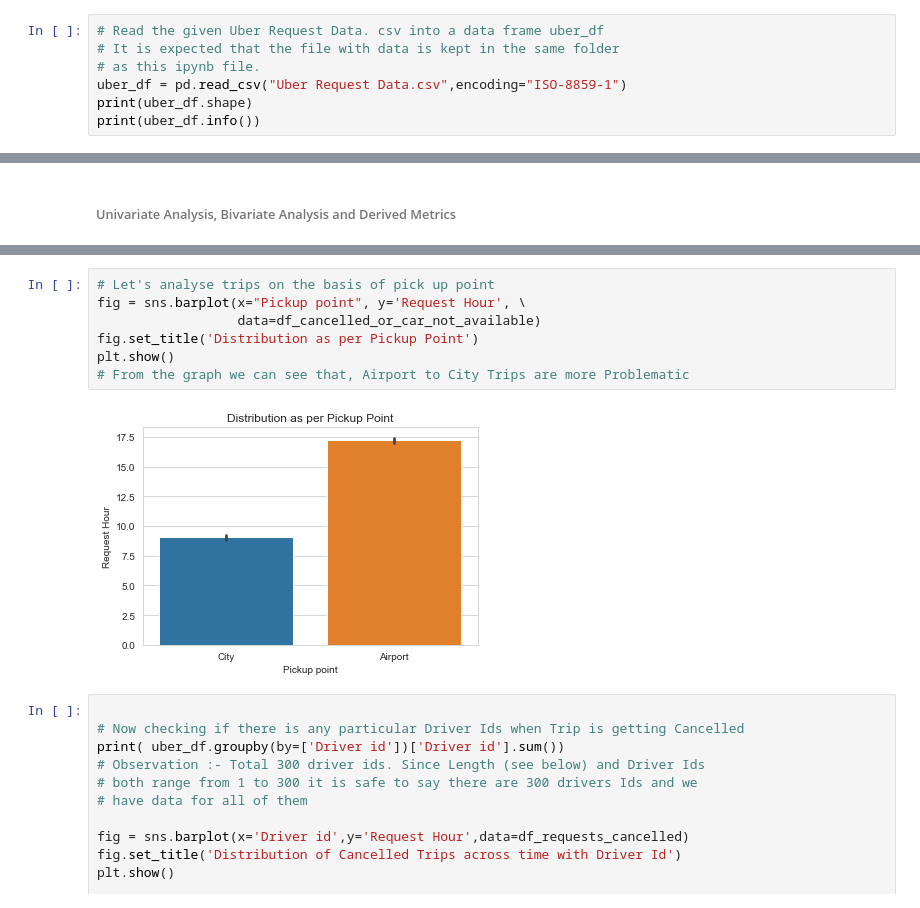
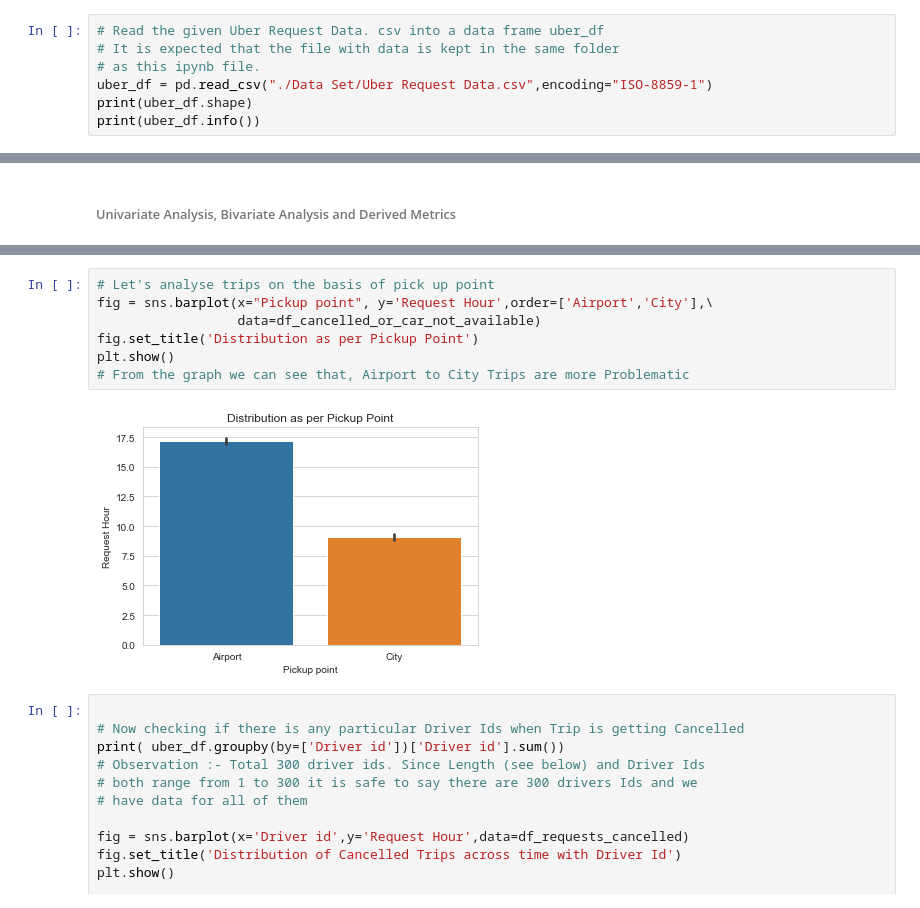
Before and after one commit to karandeepmalik/Data-Science, a Jupyter notebook: Analysis of Supply and Demand Gap of cars at Uber using EDA/Uber Supply and Demand Gap Assignment.ipynb, the cells around one changed output, grey strips where cells are left out. Drawn from its saved outputs; the diff is of its cells as text.

```diff
--- a/Analysis of Supply and Demand Gap of cars at Uber using EDA/Uber Supply and Demand Gap Assignment.ipynb
+++ b/Analysis of Supply and Demand Gap of cars at Uber using EDA/Uber Supply and Demand Gap Assignment.ipynb
@@ -9,7 +9,7 @@ import seaborn as sns
 # Read the given Uber Request Data. csv into a data frame uber_df
 # It is expected that the file with data is kept in the same folder
 # as this ipynb file.
-uber_df = pd.read_csv("Uber Request Data.csv",encoding="ISO-8859-1")
+uber_df = pd.read_csv("./Data Set/Uber Request Data.csv",encoding="ISO-8859-1")
 print(uber_df.shape)
 print(uber_df.info())
 # %% [output]
@@ -383,12 +387,12 @@ plt.show()
 # %%
 # Let's analyse trips on the basis of pick up point
-fig = sns.barplot(x="Pickup point", y='Request Hour', \
+fig = sns.barplot(x="Pickup point", y='Request Hour',order=['Airport','City'],\
                   data=df_cancelled_or_car_not_available)
 fig.set_title('Distribution as per Pickup Point')
 plt.show()
 # From the graph we can see that, Airport to City Trips are more Problematic
 # %% [output]
-[figure, old version]
+[figure, new version]
 # %%
 
 # Now checking if there is any particular Driver Ids when Trip is getting Cancelled
```
Also changed, not shown: parts of 3 cells of this notebook, 1 other file.
